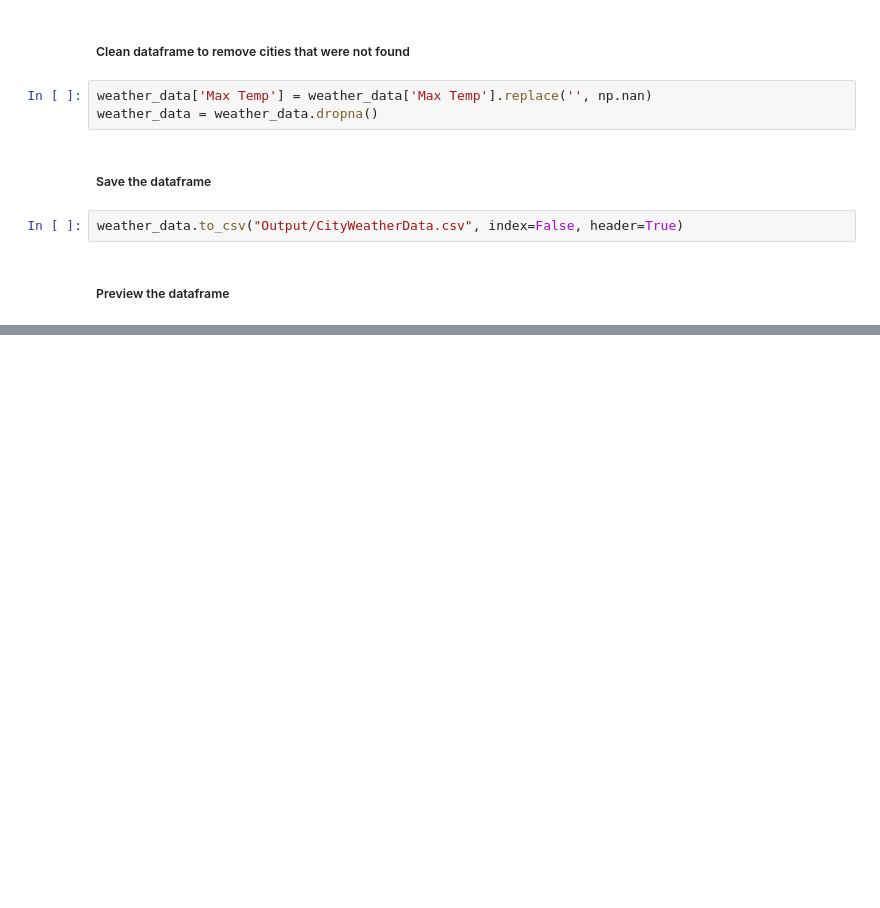
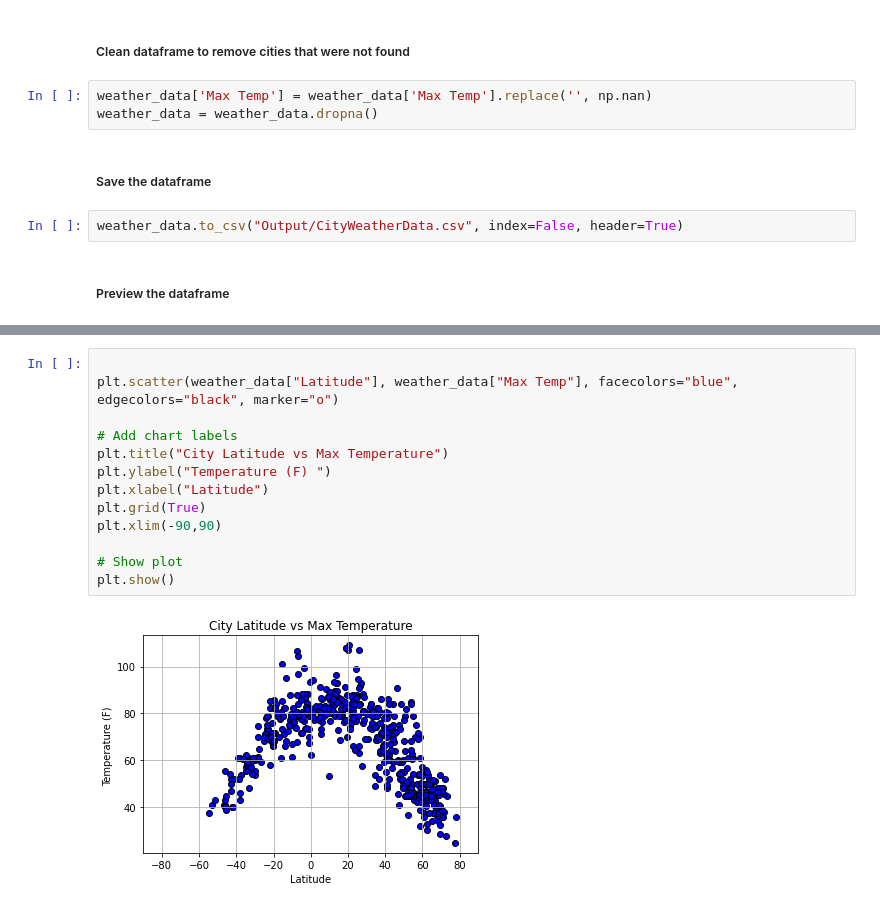
Before and after one commit to ShimsyV/python-api-challenge, a Jupyter notebook: WeatherPy/WeatherPy.ipynb, the cells around one changed output, grey strips where cells are left out. Saved outputs shown, nothing was run; the diff lists cells and outputs as text; blank space fills up the shorter version.

Commit message:
Plotting scatter plot for Latitude Vs Maximum Temperature

```diff
--- a/WeatherPy/WeatherPy.ipynb
+++ b/WeatherPy/WeatherPy.ipynb
@@ -167,0 +163,15 @@ weather_data.head()
+# %%
+
+plt.scatter(weather_data["Latitude"], weather_data["Max Temp"], facecolors="blue", edgecolors="black", marker="o")
+
+# Add chart labels
+plt.title("City Latitude vs Max Temperature")
+plt.ylabel("Temperature (F) ")
+plt.xlabel("Latitude")
+plt.grid(True)
+plt.xlim(-90,90)
+
+# Show plot
+plt.show()
+# %% [output]
+[figure, added]
```
Also changed, not shown: parts of 7 cells of this notebook, 1 other file.
